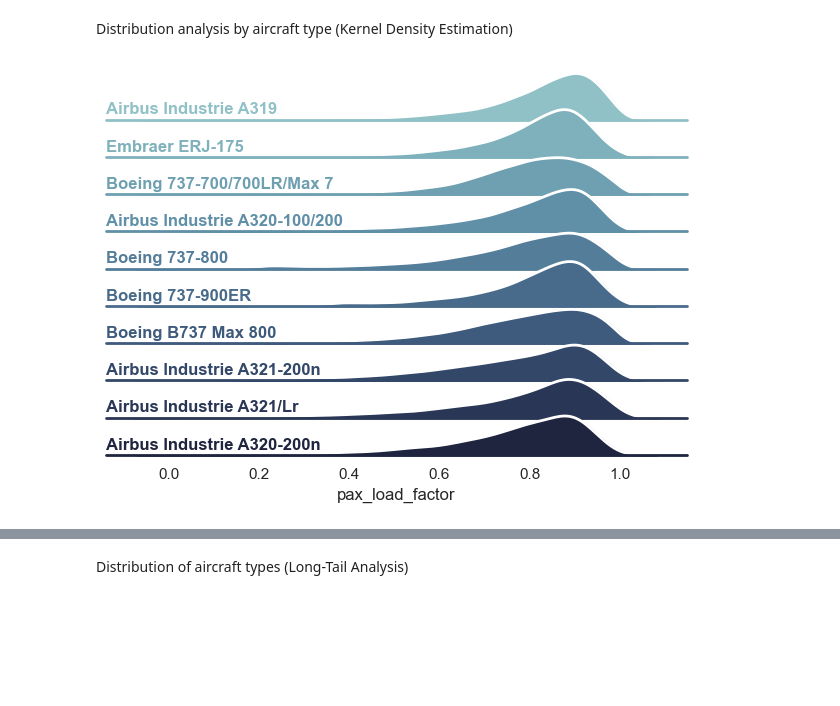
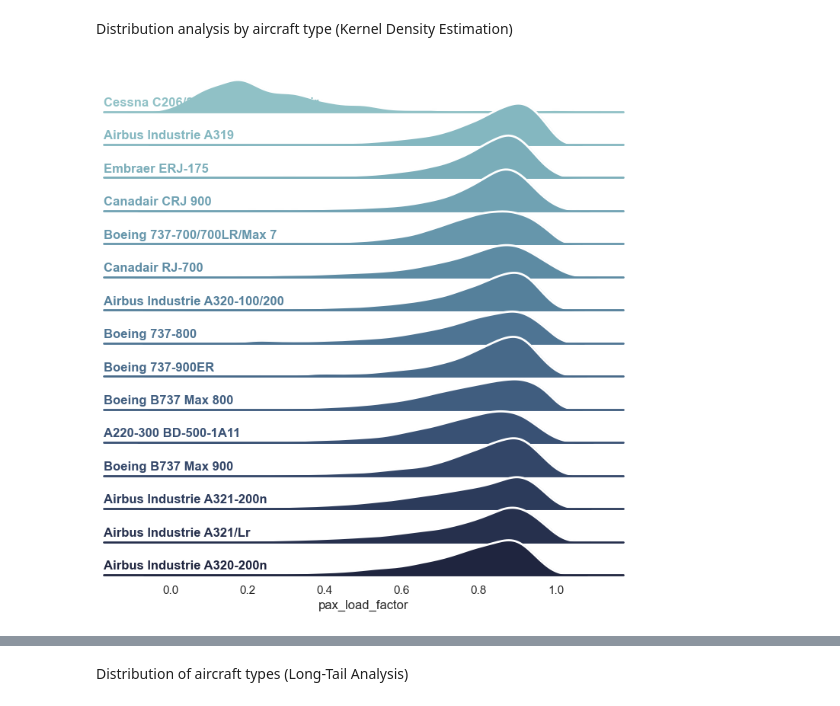
Before and after one commit to VerenaQu/passenger_load_prediction_project, a Jupyter notebook: notebooks/1_eda_and_cleaning.ipynb, the cells around one changed output, grey strips where cells are left out. Cells and saved outputs as stored; diff of their text form; code cells hidden in the pictures; blank space fills up the shorter version.

```diff
--- a/notebooks/1_eda_and_cleaning.ipynb
+++ b/notebooks/1_eda_and_cleaning.ipynb
@@ -1317,7 +1317,7 @@ type_to_name = data[["aircraft_type", "aircraft_name"]].drop_duplicates()
 plot_data = clean_data.merge(type_to_name, on="aircraft_type", how="left")
 
 # Initialize the FacetGrid object
-aircraft = plot_data["aircraft_name"].value_counts().head(10).index
+aircraft = plot_data["aircraft_name"].value_counts().head(15).index
 pal = sns.cubehelix_palette(len(aircraft), rot=-0.25, light=0.7)
 g = sns.FacetGrid(plot_data[plot_data["aircraft_name"].isin(aircraft)], row="aircraft_name", hue="aircraft_name", aspect=15, height=0.5, palette=pal)
 
@@ -1337,31 +1337,31 @@ def label(x, color, label):
         0,
         0.2,
         label,
         fontweight="bold",
         color=color,
         ha="left",
         va="center",
         transform=ax.transAxes,
     )
 
 
 g.map(label, "pax_load_factor")
 
 # Set the subplots to overlap
 g.figure.subplots_adjust(hspace=-0.25)
 
 # Remove axes details that don't play well with overlap
 g.set_titles("")
 g.set(yticks=[], ylabel="")
 g.despine(bottom=True, left=True)
 
 plt.show()
 
 import warnings
 warnings.filterwarnings(
     "ignore",
     message=".*tight_layout.*Axes height small enough.*",
     category=UserWarning
 )
 # %% [output]
-[figure, old version]
+[figure, new version]
```
Also changed, not shown: parts of 4 cells of this notebook.
